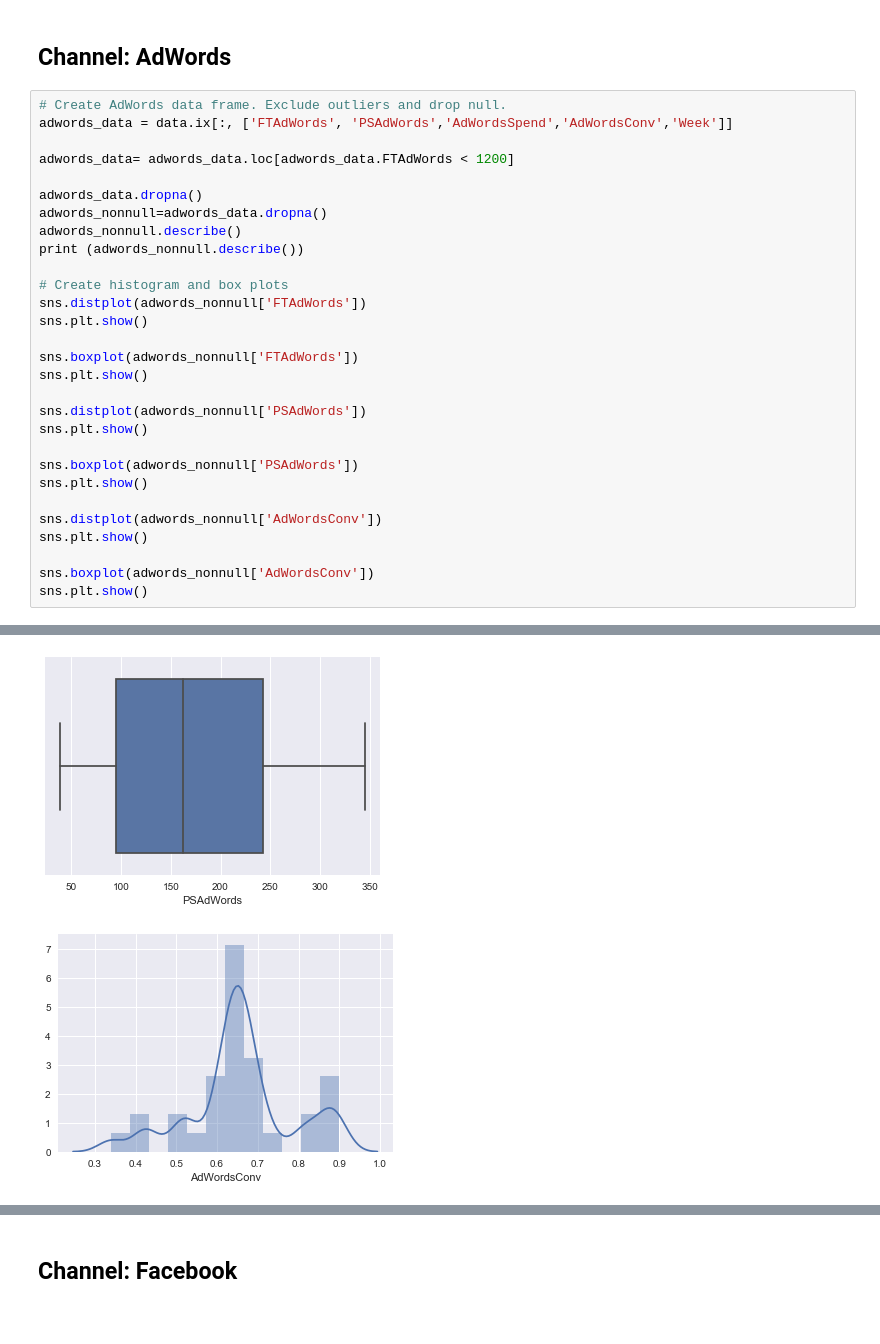
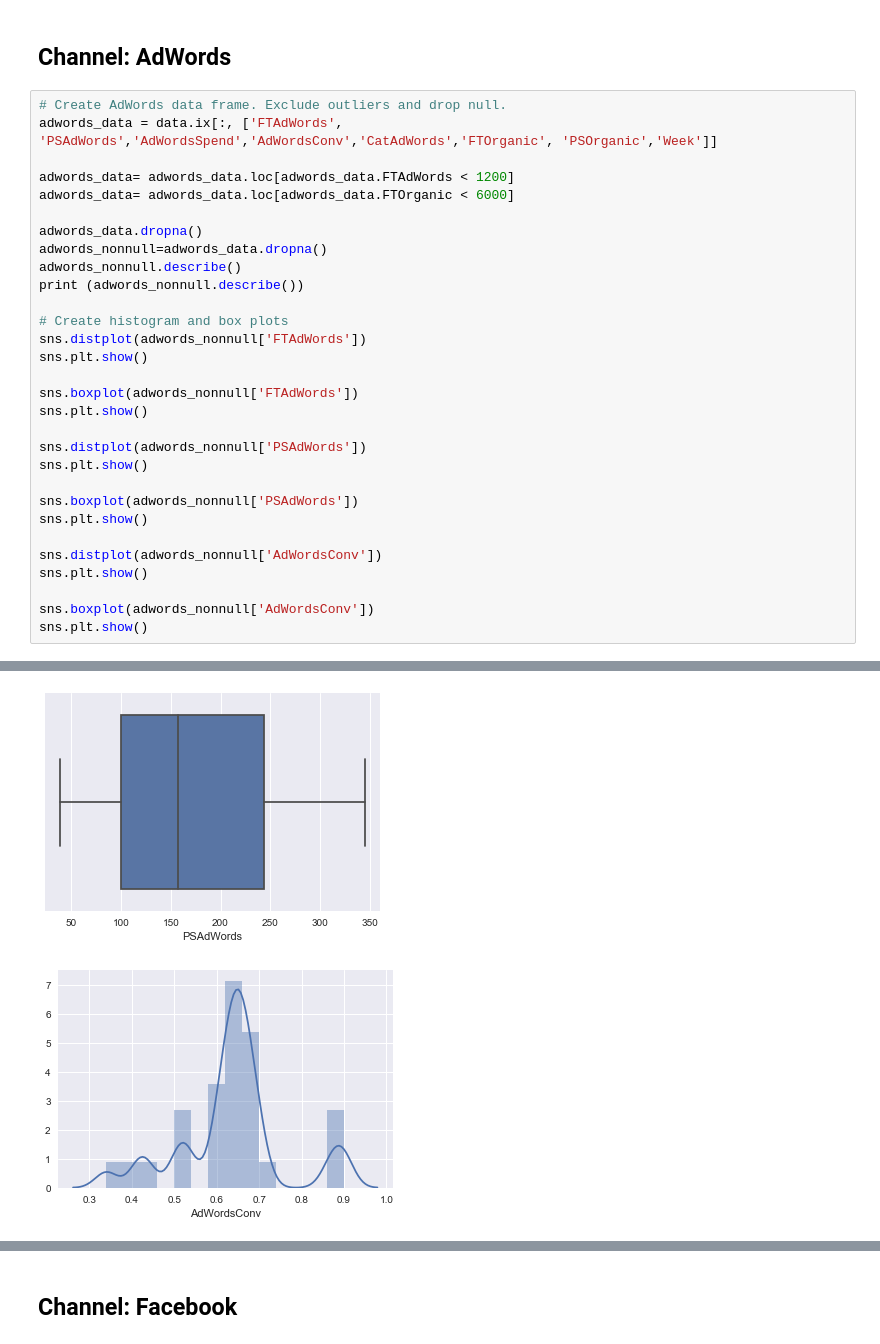
Before and after one commit to lingpossible/ling_datascience, a Jupyter notebook: projects/final-project/03-exploratory-analysis/final_03_LingLee.ipynb, the cells around one changed output, grey strips where cells are left out. Cells and saved outputs as stored; diff of their text form.

```diff
--- a/projects/final-project/03-exploratory-analysis/final_03_LingLee.ipynb
+++ b/projects/final-project/03-exploratory-analysis/final_03_LingLee.ipynb
@@ -74,9 +74,10 @@ data.describe()
 ## Channel: AdWords
 # %%
 # Create AdWords data frame. Exclude outliers and drop null.
-adwords_data = data.ix[:, ['FTAdWords', 'PSAdWords','AdWordsSpend','AdWordsConv','Week']]
+adwords_data = data.ix[:, ['FTAdWords', 'PSAdWords','AdWordsSpend','AdWordsConv','CatAdWords','FTOrganic', 'PSOrganic','Week']]
 
 adwords_data= adwords_data.loc[adwords_data.FTAdWords < 1200]
+adwords_data= adwords_data.loc[adwords_data.FTOrganic < 6000]
 
 adwords_data.dropna()
 adwords_nonnull=adwords_data.dropna()
@@ -117,2 +128,2 @@ max    659.000000  345.000000  40701.000000     0.900000  46.000000
-[figure, old version]
+[figure, new version]
-[figure, old version]
+[figure, new version]
```
Also changed, not shown: parts of 52 cells of this notebook, 1 other file.
